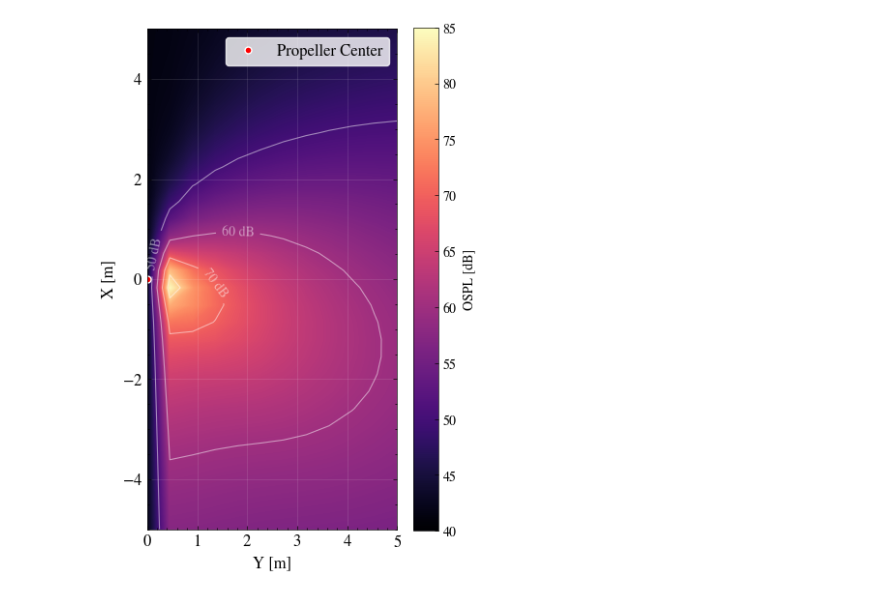
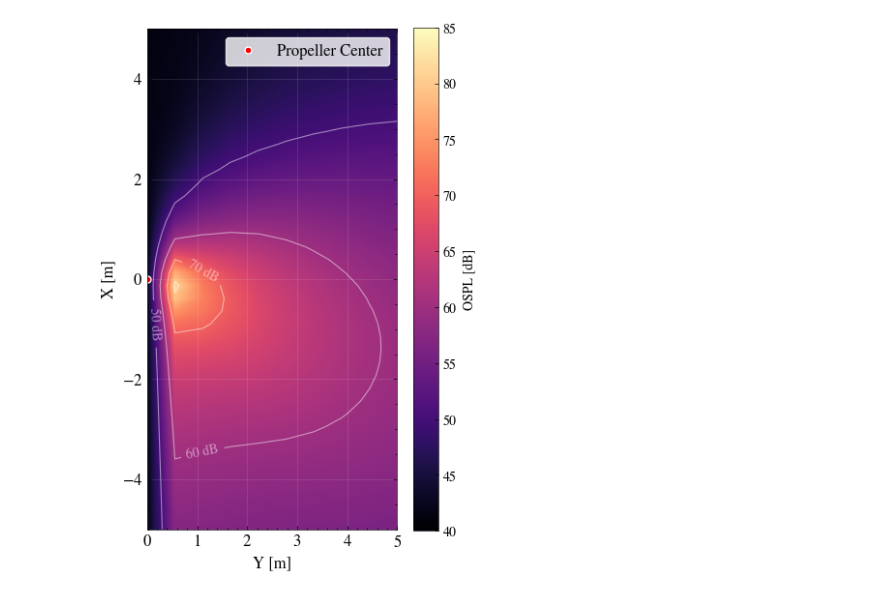
Before and after one commit to Frxljord/FastBEMT, a Jupyter notebook: Benchmarks/acousticContourMetric.ipynb, the cells around one changed output. Drawn from its saved outputs; the diff is of its cells as text; code cells hidden in the pictures.

```diff
--- a/Benchmarks/acousticContourMetric.ipynb
+++ b/Benchmarks/acousticContourMetric.ipynb
@@ -22,9 +22,11 @@ params = LowFidelityParameters(
     num_obs_times_per_rev=50,
     device='cuda'
 )
+# %%
+nx, ny = 50, 25
 # %%
-x_range = np.linspace(-5.0, 5.0, 30)
-y_range = np.linspace(0, 5.0, 12)
+x_range = np.linspace(-5.0, 5.0, nx)
+y_range = np.linspace(0, 5.0, ny)
 X, Y = np.meshgrid(x_range, y_range)
 Z = np.zeros_like(X)
 
@@ -63,41 +60,43 @@ f1a_spl_3oct = 10 * torch.log10(p_band.clamp(min=1e-12))
 f1a_spl_3oct[p_band == 0] = float('-inf')
 # %%
 L_total = 10 * torch.log10(
-    10 ** (f1a_spl_3oct / 10) +
-    10 ** (propeller.spl_total / 10)
+    10 ** (f1a_spl_3oct / 10)
+    + 10 ** (propeller.spl_total / 10)
 )
 # %%
-L_grid = L_total.reshape(30, 12, 30)
+L_grid = L_total.reshape(L_total.shape[0], ny, nx)
 blade_passing_freq = 1 / params.blade_passing_period
 # %%
 OSPL_grid = 10 * torch.log10(torch.sum(10**(L_grid[propeller.third_octave_freqs >= 0.9*blade_passing_freq] / 10), axis=0)).cpu()
 # %%
 fig, ax = plt.subplots(figsize=(4, 6))
-vmin, vmax = 40, 85
+
+vmin = np.floor(OSPL_grid.min() / 5) * 5
+vmax = np.ceil(OSPL_grid.max() / 5) * 5
 smooth_levels = np.linspace(vmin, vmax, 1000)
 cf = ax.contourf(Y, X, OSPL_grid, levels=smooth_levels, cmap='magma')
 cbar = fig.colorbar(cf, ax=ax, ticks=np.arange(vmin, vmax + 5, 5))
 cbar.set_label('OSPL [dB]')
 
 # 4. (Optional) Sync the contour lines with the new range
 line_levels = np.arange(vmin, vmax + 5, 10)
 contours = ax.contour(Y, X, OSPL_grid, levels=line_levels, colors='white', linewidths=0.8, alpha=0.5)
 ax.clabel(contours, inline=True, fontsize=10, fmt='%1.0f dB')
 
 ax.plot(0, 0, 'ro', markersize=5, label='Propeller Center', markeredgecolor='white')
 
 ax.set_xlabel('Y [m]', fontsize=12)
 ax.set_ylabel('X [m]', fontsize=12)
 
 ax.set_aspect('equal')
 ax.grid(True, alpha=0.15, color='white')
 plt.legend(fontsize=12, frameon=True, edgecolor='white')
 plt.xticks(fontsize=12)
 plt.yticks(fontsize=12)
 plt.tight_layout()
 plt.show()
 # %% [output]
-[figure, old version]
+[figure, new version]
 # %%
 from shapely.geometry import Polygon, box
 
```
Also changed, not shown: parts of 3 cells of this notebook, 1 other file.
